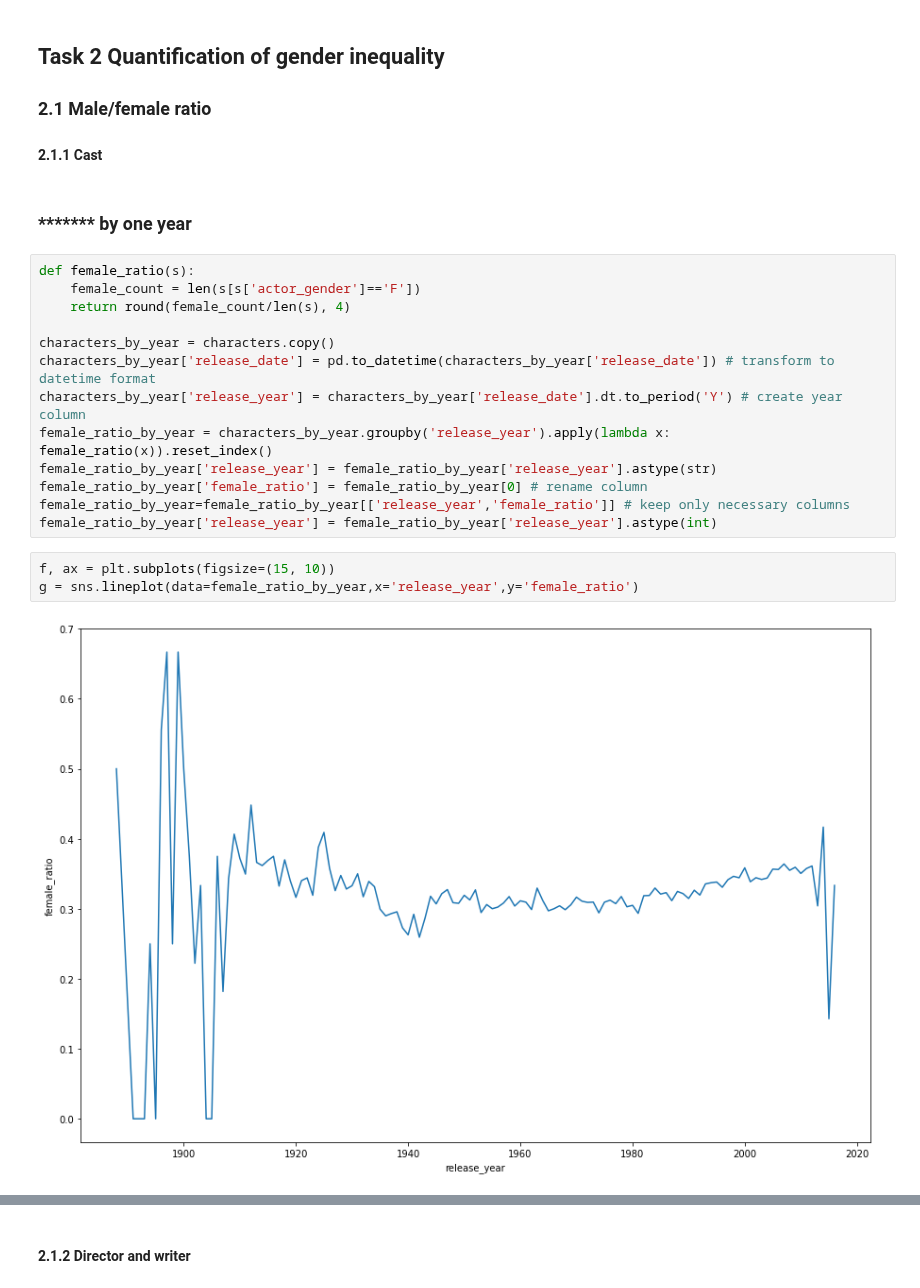
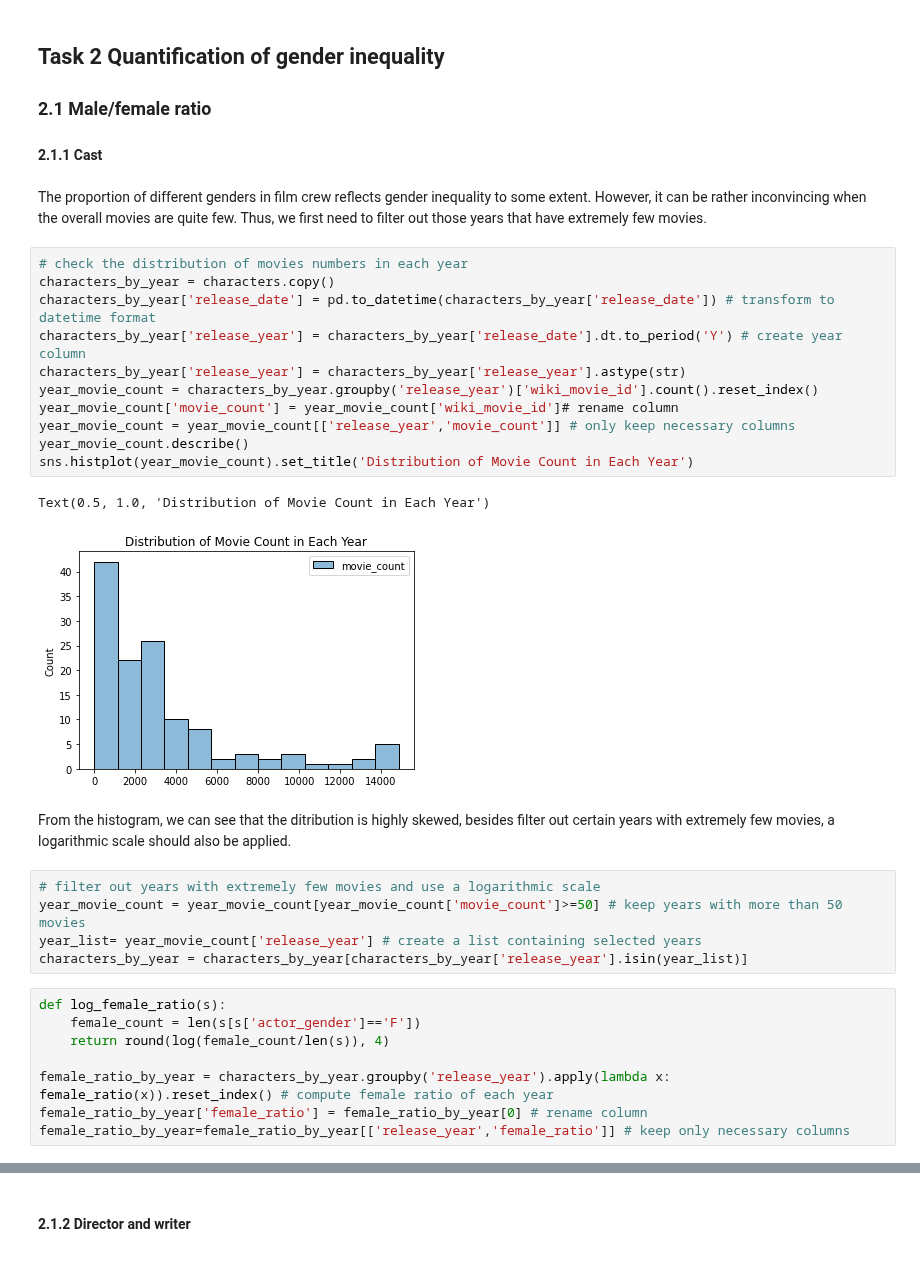
Before and after one commit to epfl-ada/ada-2022-project-yiyisoda, a Jupyter notebook: milestone_2.ipynb, the cells around one changed output, grey strips where cells are left out. Saved outputs shown, nothing was run; the diff lists cells and outputs as text.

Commit message:
2.1 plot

```diff
--- a/milestone_2.ipynb
+++ b/milestone_2.ipynb
@@ -325,23 +267,34 @@ The plot summaries from above, run through the Stanford CoreNLP pipeline (taggin
 
 ###  2.1 Male/female ratio
 #### 2.1.1 Cast
-# %% [markdown]
-### ******* by one year
+# %% [markdown]
+The proportion of different genders in film crew reflects gender inequality to some extent. However, it can be rather inconvincing when the overall movies are quite few. Thus, we first need to filter out those years that have extremely few movies.
+# %%
+# check the distribution of movies numbers in each year
+characters_by_year = characters.copy()
+characters_by_year['release_date'] = pd.to_datetime(characters_by_year['release_date']) # transform to datetime format
+characters_by_year['release_year'] = characters_by_year['release_date'].dt.to_period('Y') # create year column
+characters_by_year['release_year'] = characters_by_year['release_year'].astype(str)
+year_movie_count = characters_by_year.groupby('release_year')['wiki_movie_id'].count().reset_index()
+year_movie_count['movie_count'] = year_movie_count['wiki_movie_id']# rename column
+year_movie_count = year_movie_count[['release_year','movie_count']] # only keep necessary columns
+year_movie_count.describe()
+sns.histplot(year_movie_count).set_title('Distribution of Movie Count in Each Year')
+# %% [output]
+Text(0.5, 1.0, 'Distribution of Movie Count in Each Year')
+[figure, added]
+# %% [markdown]
+From the histogram, we can see that the ditribution is highly skewed, besides filter out certain years with extremely few movies, a logarithmic scale should also be applied.
+# %%
+# filter out years with extremely few movies and use a logarithmic scale
+year_movie_count = year_movie_count[year_movie_count['movie_count']>=50] # keep years with more than 50 movies
+year_list= year_movie_count['release_year'] # create a list containing selected years
+characters_by_year = characters_by_year[characters_by_year['release_year'].isin(year_list)]
 # %%
-def female_ratio(s):
+def log_female_ratio(s):
     female_count = len(s[s['actor_gender']=='F'])
-    return round(female_count/len(s), 4)
+    return round(log(female_count/len(s)), 4)
 
-characters_by_year = characters.copy()
-characters_by_year['release_date'] = pd.to_datetime(characters_by_year['release_date']) # transform to datetime format
-characters_by_year['release_year'] = characters_by_year['release_date'].dt.to_period('Y') # create year column
-female_ratio_by_year = characters_by_year.groupby('release_year').apply(lambda x: female_ratio(x)).reset_index()
-female_ratio_by_year['release_year'] = female_ratio_by_year['release_year'].astype(str)
+female_ratio_by_year = characters_by_year.groupby('release_year').apply(lambda x: female_ratio(x)).reset_index() # compute female ratio of each year
 female_ratio_by_year['female_ratio'] = female_ratio_by_year[0] # rename column
 female_ratio_by_year=female_ratio_by_year[['release_year','female_ratio']] # keep only necessary columns
-female_ratio_by_year['release_year'] = female_ratio_by_year['release_year'].astype(int)
-# %%
-f, ax = plt.subplots(figsize=(15, 10))
-g = sns.lineplot(data=female_ratio_by_year,x='release_year',y='female_ratio')
-# %% [output]
-[figure, removed]
```
Also changed, not shown: parts of 11 cells of this notebook.
